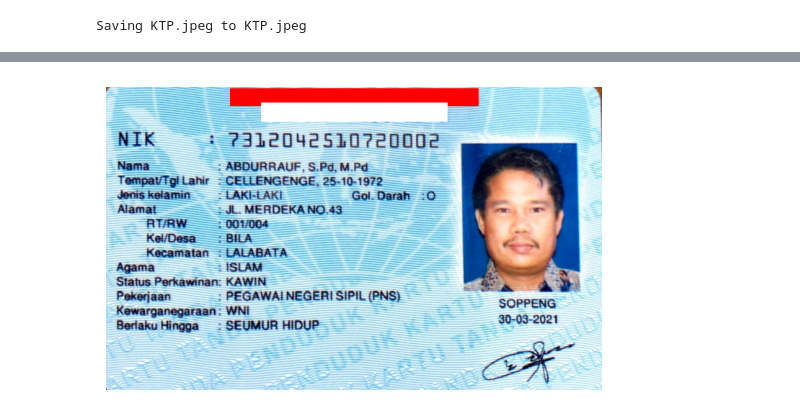
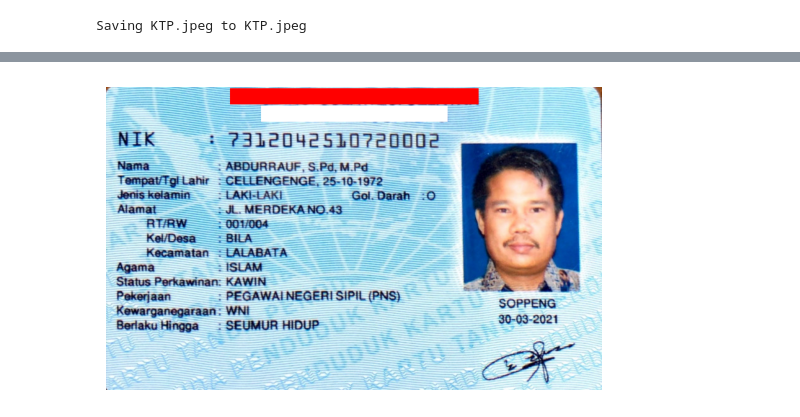
Before and after one commit to NadyaPutriAmalia/PCVK_Ganjil_2023, a Jupyter notebook: Tugas_Kelompok.ipynb, the cells around one changed output, grey strips where cells are left out. Cells and saved outputs as stored; diff of their text form; code cells hidden in the pictures.

```diff
--- a/Tugas_Kelompok.ipynb
+++ b/Tugas_Kelompok.ipynb
@@ -34,31 +31,31 @@ print(type(img))
 # %%
 # Baca gambar KTP atau SIM dari penyimpanan lokal
 gambar_identitas = cv2.imread('KTP.jpeg')  # Ganti 'nama_file_gambar.jpg' dengan nama gambar Anda
 
 # Menutup nama propinsi
 x1_p = 600  # Koordinat x kiri atas
 y1_p = 2   # Koordinat y kiri atas
 x2_p = 200  # Koordinat x kanan bawah
-y2_p = 30   # Koordinat y kanan bawah
+y2_p = 27   # Koordinat y kanan bawah
 
 # Menutup nama kabupaten
 x1_k = 550  # Koordinat x kiri atas
 y1_k = 55   # Koordinat y kiri atas
 x2_k = 250  # Koordinat x kanan bawah
-y2_k = 25   # Koordinat y kanan bawah
+y2_k = 30   # Koordinat y kanan bawah
 
 # Tutup bagian nama propinsi dengan warna merah
 cv2.rectangle(gambar_identitas, (x1_p, y1_p), (x2_p, y2_p), [0,0,255], -1)
 
 # Tutup bagian nama kabupaten dengan warna putih
 cv2.rectangle(gambar_identitas, (x1_k, y1_k), (x2_k, y2_k), [255,255,255], -1)
 
 # Konversi gambar dari BGR ke RGB untuk ditampilkan dengan Matplotlib
 gambar_rgb = cv2.cvtColor(gambar_identitas, cv2.COLOR_BGR2RGB)
 
 # Tampilkan gambar dengan Matplotlib
 plt.imshow(gambar_rgb)
 plt.axis('off')  # Matikan sumbu x dan y
 plt.show()
 # %% [output]
-[figure, old version]
+[figure, new version]
```
Also changed, not shown: parts of 2 cells of this notebook.
